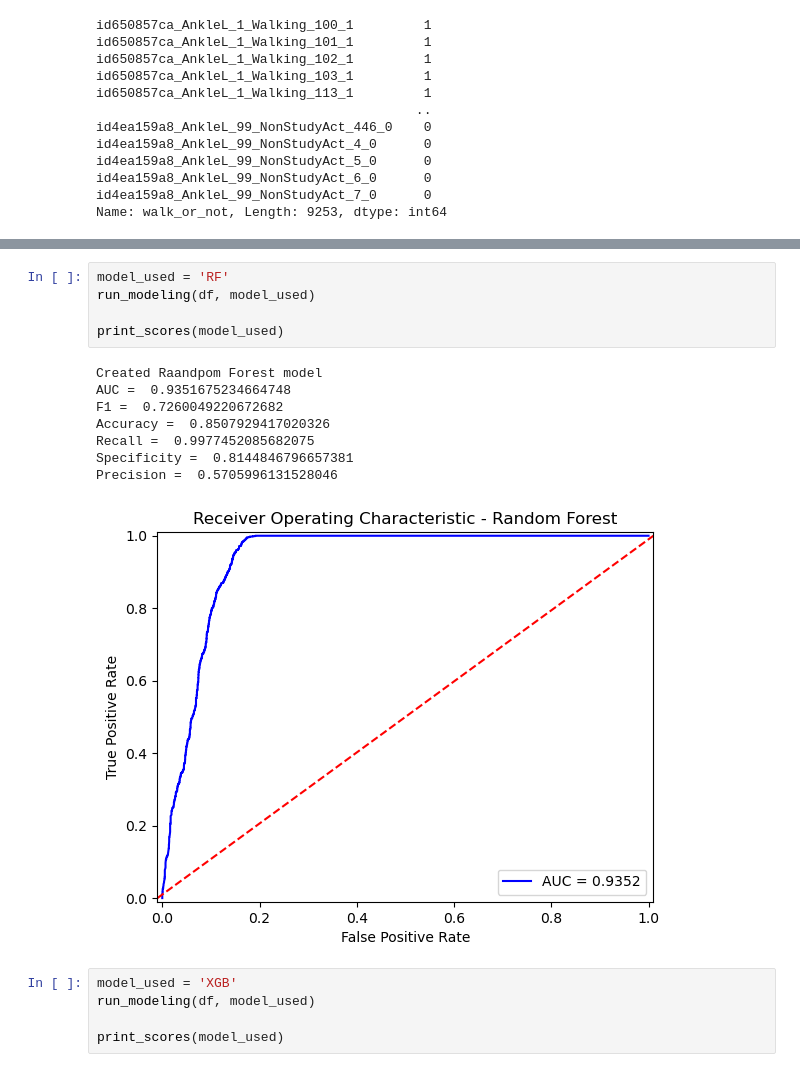
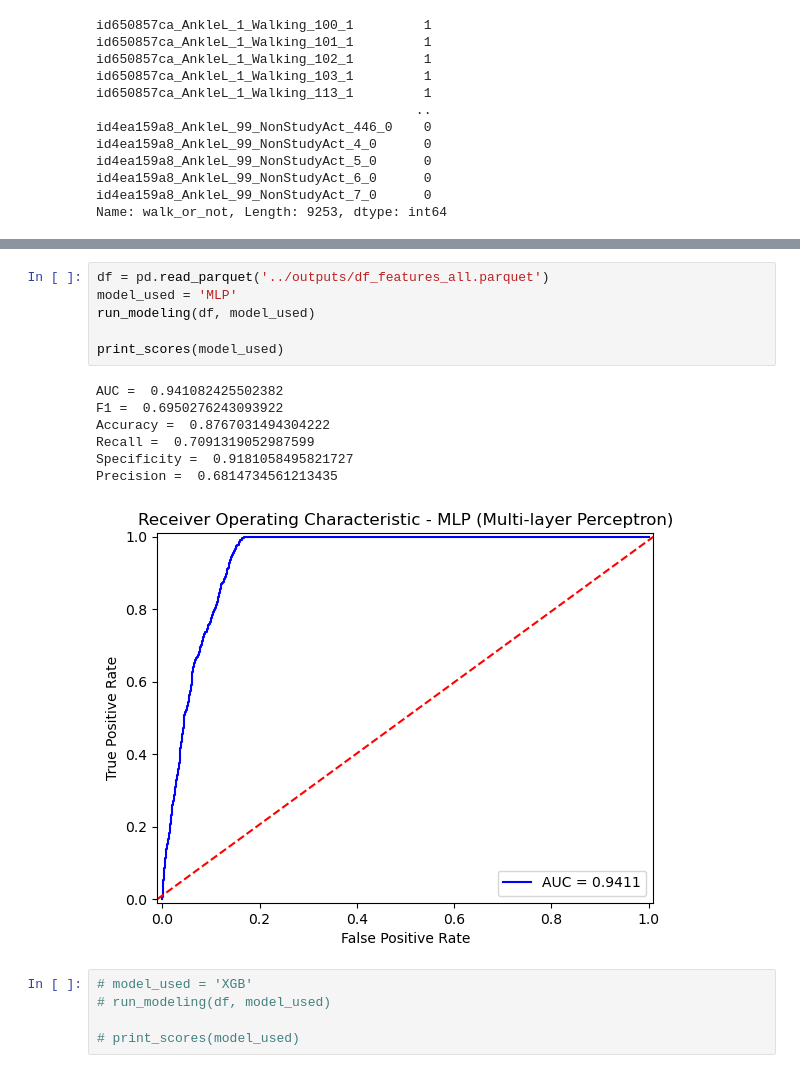
Before and after one commit to rkevinchao/walking_detection, a Jupyter notebook: source/04_modeling_evaluation.ipynb, the cells around one changed output, grey strips where cells are left out. Cells and saved outputs as stored; diff of their text form.

```diff
--- a/source/04_modeling_evaluation.ipynb
+++ b/source/04_modeling_evaluation.ipynb
@@ -186,22 +202,22 @@ Precision =  0.6487455197132617
+# %%
+df = pd.read_parquet('../outputs/df_features_all.parquet')
+model_used = 'MLP'
+run_modeling(df, model_used)
+
+print_scores(model_used)
+# %% [output]
+AUC =  0.941082425502382
+F1 =  0.6950276243093922
+Accuracy =  0.8767031494304222
+Recall =  0.7091319052987599
+Specificity =  0.9181058495821727
+Precision =  0.6814734561213435
+[figure, added]
 # %%
-model_used = 'RF'
-run_modeling(df, model_used)
+# model_used = 'XGB'
+# run_modeling(df, model_used)
 
-print_scores(model_used)
+# print_scores(model_used)
-# %% [output]
-Created Raandpom Forest model
-AUC =  0.9351675234664748
-F1 =  0.7260049220672682
-Accuracy =  0.8507929417020326
-Recall =  0.9977452085682075
-Specificity =  0.8144846796657381
-Precision =  0.5705996131528046
-[figure, removed]
-# %%
-model_used = 'XGB'
-run_modeling(df, model_used)
-
-print_scores(model_used)
 # %%
 def run_modeling(df, model_used):
     # Split train/test
```
Also changed, not shown: parts of 4 cells of this notebook.
